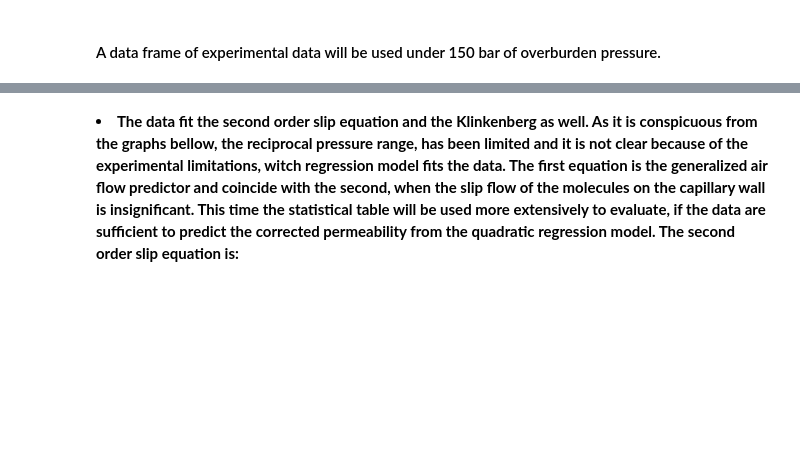
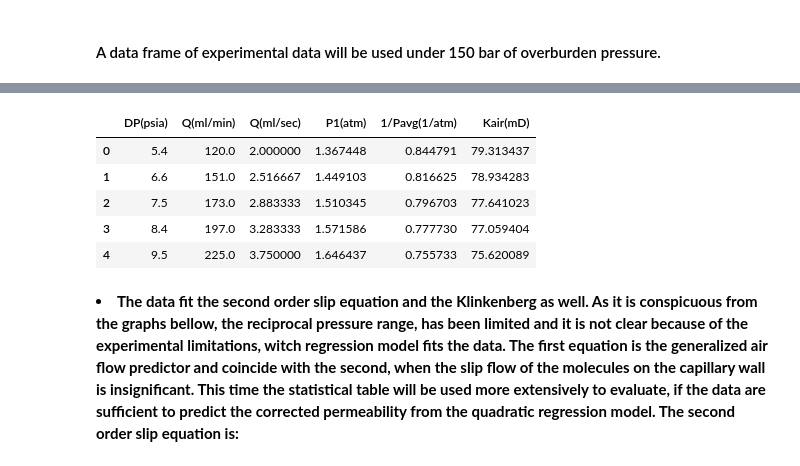
Before and after one commit to MadScientist1995/python, a Jupyter notebook: Absolute permeability of a rock sample.ipynb, the cells around one changed output, grey strips where cells are left out. Saved outputs shown, nothing was run; the diff lists cells and outputs as text; code cells hidden in the pictures; blank space fills up the shorter version.

```diff
--- a/Absolute permeability of a rock sample.ipynb
+++ b/Absolute permeability of a rock sample.ipynb
@@ -103,3 +120,18 @@ df2.head()
+# %%
+df2["Q(ml/sec)"] = df2["Q(ml/min)"] / 60
+df2["P1(atm)"] = df2["DP(psia)"] * 0.068045957064302 + 1
+df2["1/Pavg(1/atm)"] = 2 / (df2["P1(atm)"] + 1)
+df2["Kair(mD)"] = (2000 * df2["Q(ml/sec)"] * 0.01844 * 1 * 4.751) / (math.pi * 2.543 ** 2 / 4 * (df2["P1(atm)"] ** 2 - 1 ** 2))
+
+df2.to_csv("second order slip equation2.csv", index=False)
+df2.head()
+# %% [output]
+|  | DP(psia) | Q(ml/min) | Q(ml/sec) | P1(atm) | 1/Pavg(1/atm) | Kair(mD) |
+| 0 | 5.4 | 120.0 | 2.000000 | 1.367448 | 0.844791 | 79.313437 |
+| 1 | 6.6 | 151.0 | 2.516667 | 1.449103 | 0.816625 | 78.934283 |
+| 2 | 7.5 | 173.0 | 2.883333 | 1.510345 | 0.796703 | 77.641023 |
+| 3 | 8.4 | 197.0 | 3.283333 | 1.571586 | 0.777730 | 77.059404 |
+| 4 | 9.5 | 225.0 | 3.750000 | 1.646437 | 0.755733 | 75.620089 |
 # %% [markdown]
 <li><b>The data fit the second order slip equation and the Klinkenberg as well. As it is conspicuous from the graphs bellow, the reciprocal pressure range, has been limited and it is not clear because of the experimental limitations, witch regression model fits the data. The first equation is the generalized air flow predictor and coincide with the second, when the slip flow of the molecules on the capillary wall is insignificant. This time the statistical table will be used more extensively to evaluate, if the data are sufficient to predict the corrected permeability from the quadratic regression model. The second order slip equation is:
 </b></li>
```
Also changed, not shown: parts of 38 cells of this notebook.
